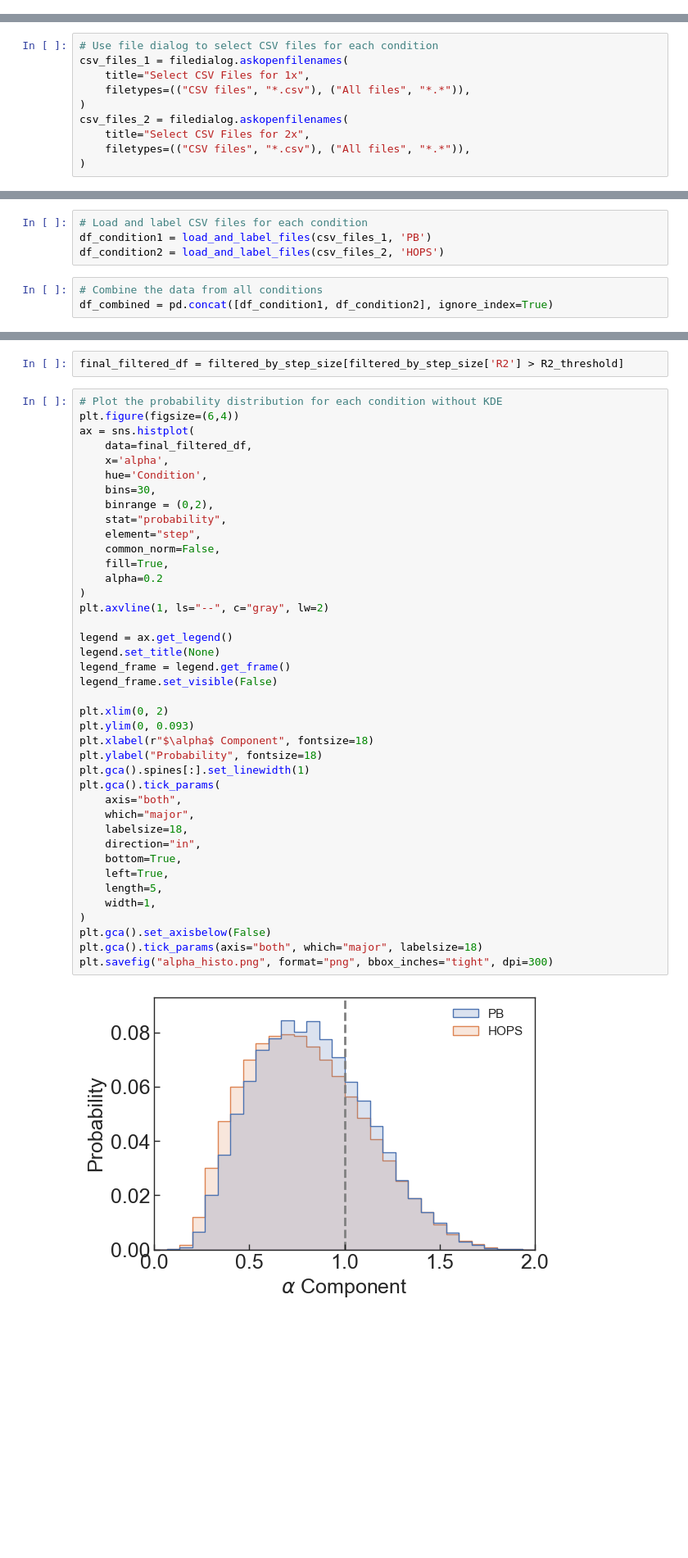
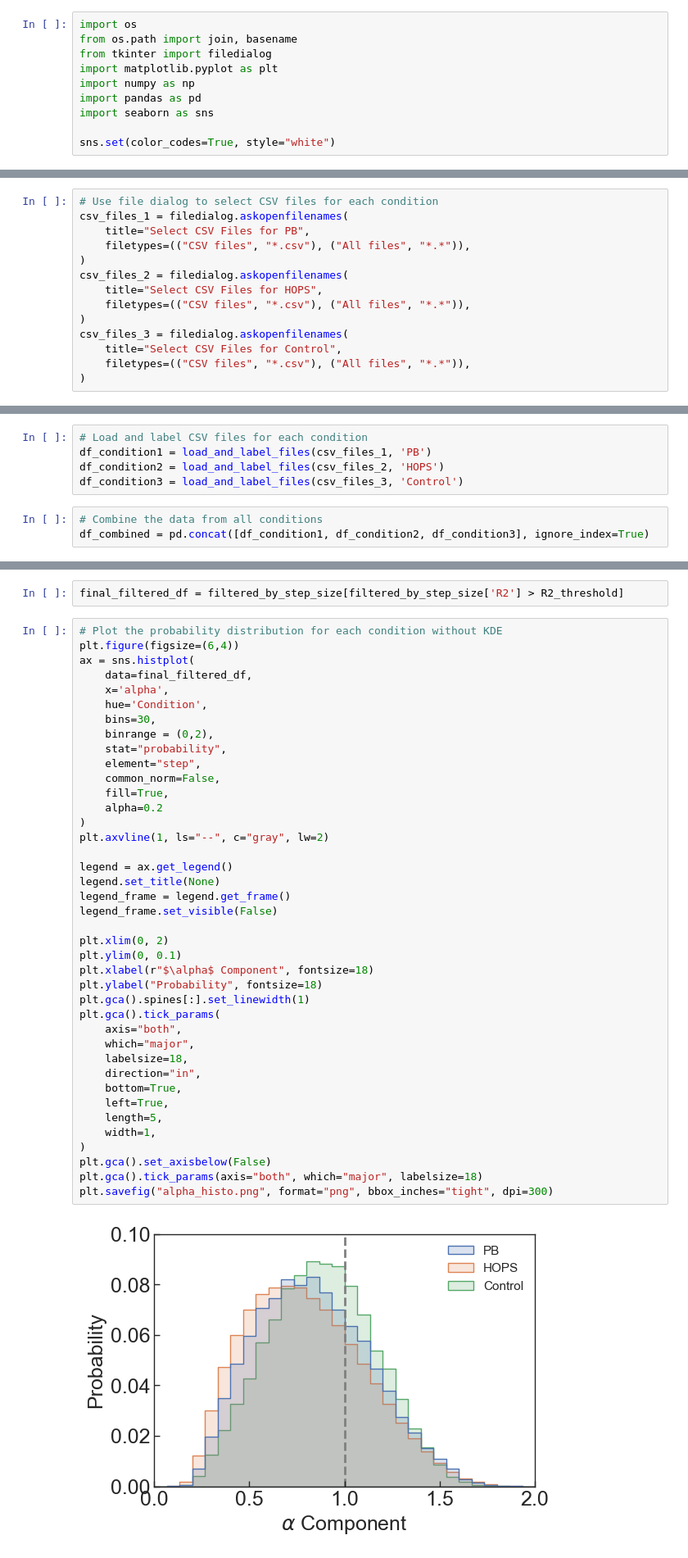
Before and after one commit to walterlab-um/Hyperosmotic_Confinement-Jump, a Jupyter notebook: plots/Running window_alpha component_plot.ipynb, the cells around one changed output, grey strips where cells are left out. Shown at 82% size. Saved outputs shown, nothing was run; the diff lists cells and outputs as text; blank space fills up the shorter version.

```diff
--- a/plots/Running window_alpha component_plot.ipynb
+++ b/plots/Running window_alpha component_plot.ipynb
@@ -376,16 +496,30 @@ sns.set(color_codes=True, style="white")
+# %%
+import os
+from os.path import join, basename
+from tkinter import filedialog
+import matplotlib.pyplot as plt
+import numpy as np
+import pandas as pd
+import seaborn as sns
+
+sns.set(color_codes=True, style="white")
 # %%
 mean_step_sizes_threshold = 0.25  # in pixels
 R2_threshold = 0.6
 # %%
 # Use file dialog to select CSV files for each condition
 csv_files_1 = filedialog.askopenfilenames(
-    title="Select CSV Files for 1x",
+    title="Select CSV Files for PB",
     filetypes=(("CSV files", "*.csv"), ("All files", "*.*")),
 )
 csv_files_2 = filedialog.askopenfilenames(
-    title="Select CSV Files for 2x",
+    title="Select CSV Files for HOPS",
     filetypes=(("CSV files", "*.csv"), ("All files", "*.*")),
 )
+csv_files_3 = filedialog.askopenfilenames(
+    title="Select CSV Files for Control",
+    filetypes=(("CSV files", "*.csv"), ("All files", "*.*")),
+)
 # %%
 # Function to load CSV files and add a 'Condition' column
 def load_and_label_files(file_paths, label):
@@ -398,9 +532,10 @@ def load_and_label_files(file_paths, label):
 # Load and label CSV files for each condition
 df_condition1 = load_and_label_files(csv_files_1, 'PB')
 df_condition2 = load_and_label_files(csv_files_2, 'HOPS')
+df_condition3 = load_and_label_files(csv_files_3, 'Control')
 # %%
 # Combine the data from all conditions
-df_combined = pd.concat([df_condition1, df_condition2], ignore_index=True)
+df_combined = pd.concat([df_condition1, df_condition2, df_condition3], ignore_index=True)
 # %%
 filtered_by_step_size = df_combined[df_combined['mean_step_sizes'] > mean_step_sizes_threshold]
 # %%
@@ -418,32 +553,32 @@ ax = sns.histplot(
     element="step",
     common_norm=False,
     fill=True,
     alpha=0.2
 )
 plt.axvline(1, ls="--", c="gray", lw=2)
 
 legend = ax.get_legend()
 legend.set_title(None)
 legend_frame = legend.get_frame()
 legend_frame.set_visible(False)
 
 plt.xlim(0, 2)
-plt.ylim(0, 0.093)
+plt.ylim(0, 0.1)
 plt.xlabel(r"$\alpha$ Component", fontsize=18)
 plt.ylabel("Probability", fontsize=18)
 plt.gca().spines[:].set_linewidth(1)
 plt.gca().tick_params(
     axis="both",
     which="major",
     labelsize=18,
     direction="in",
     bottom=True,
     left=True,
     length=5,
     width=1,
 )
 plt.gca().set_axisbelow(False)
 plt.gca().tick_params(axis="both", which="major", labelsize=18)
 plt.savefig("alpha_histo.png", format="png", bbox_inches="tight", dpi=300)
 # %% [output]
-[figure, old version]
+[figure, new version]
```
Also changed, not shown: parts of 11 cells of this notebook.
